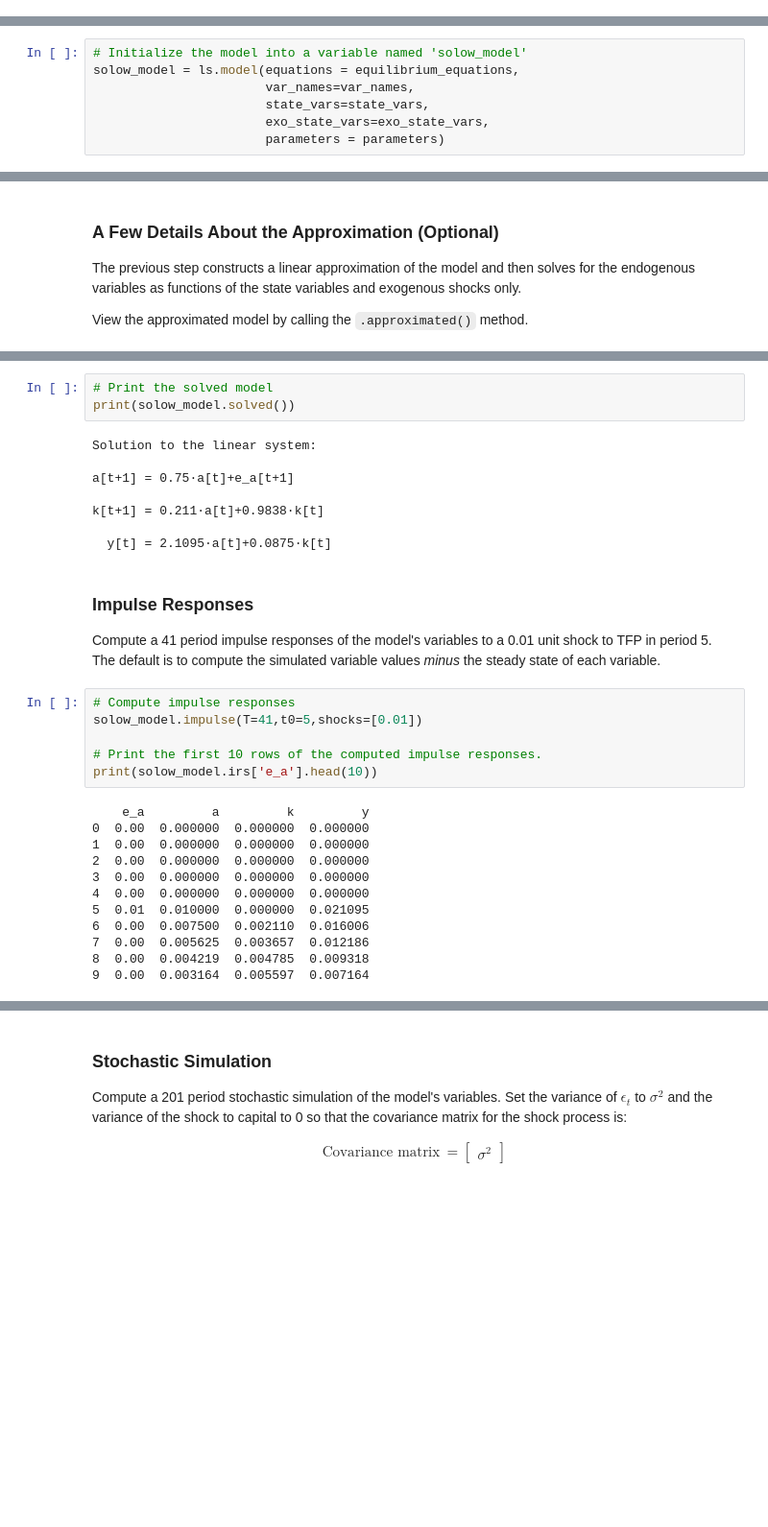
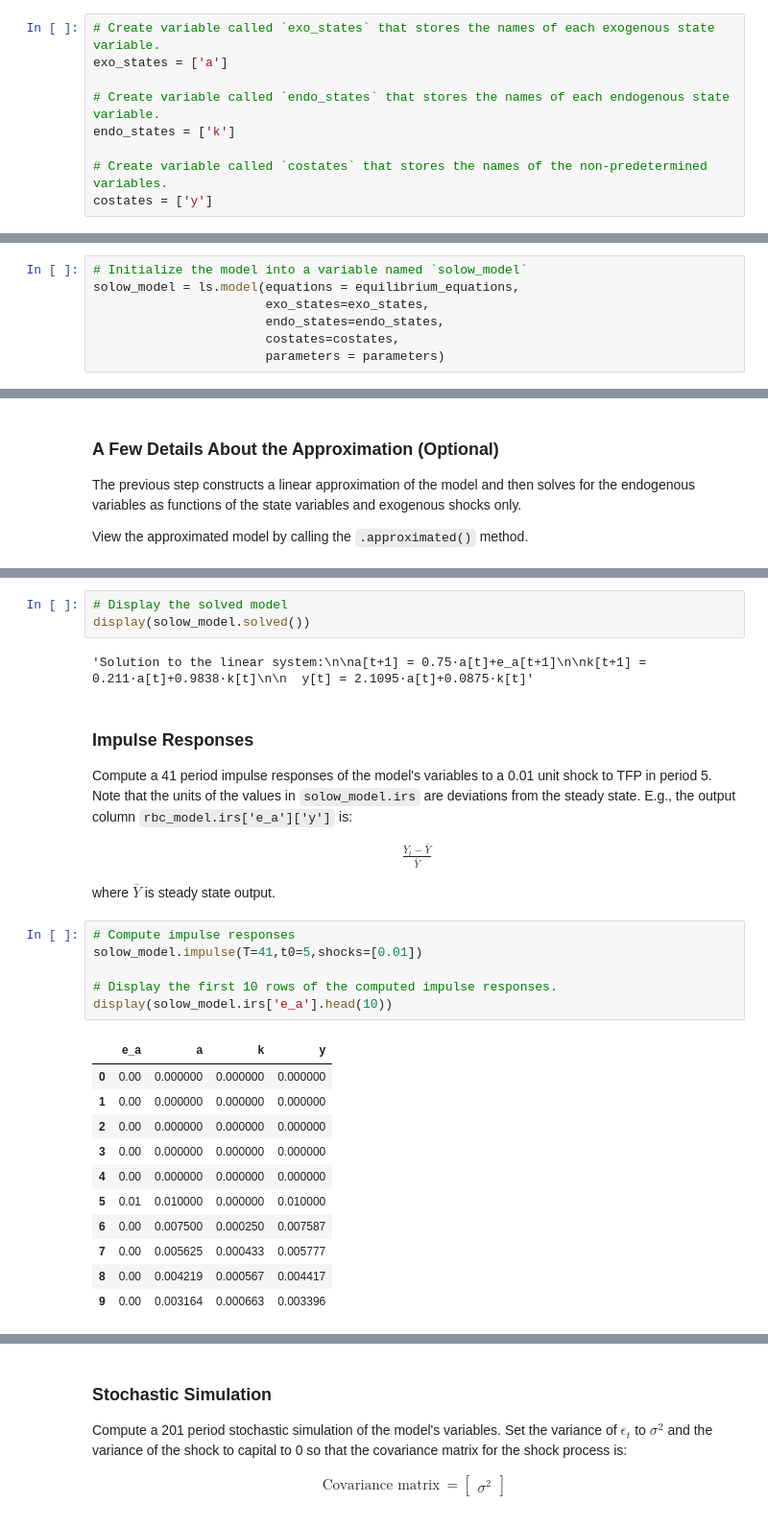
Before and after one commit to letsgoexploring/econ126, a Jupyter notebook: Lecture Notebooks/Econ126_Class_11.ipynb, the cells around one changed output, grey strips where cells are left out. Shown at 96% size. Saved outputs shown, nothing was run; the diff lists cells and outputs as text; blank space fills up the shorter version.

```diff
--- a/Lecture Notebooks/Econ126_Class_11.ipynb
+++ b/Lecture Notebooks/Econ126_Class_11.ipynb
@@ -296,3 +282,12 @@ exo_state_vars = ['a']
+# %%
+# Create variable called `exo_states` that stores the names of each exogenous state variable.
+exo_states = ['a']
+
+# Create variable called `endo_states` that stores the names of each endogenous state variable.
+endo_states = ['k']
+
+# Create variable called `costates` that stores the names of the non-predetermined variables.
+costates = ['y']
 # %%
 # Define a function that evaluates the equilibrium conditions of the model solved for zero. PROVIDED
 def equilibrium_equations(variables_forward,variables_current,parameters):
@@ -324,10 +319,10 @@ def equilibrium_equations(variables_forward,variables_current,parameters):
 # %% [markdown]
 Next, initialize the model.
 # %%
-# Initialize the model into a variable named 'solow_model'
+# Initialize the model into a variable named `solow_model`
 solow_model = ls.model(equations = equilibrium_equations,
-                       var_names=var_names,
-                       state_vars=state_vars,
-                       exo_state_vars=exo_state_vars,
+                       exo_states=exo_states,
+                       endo_states=endo_states,
+                       costates=costates,
                        parameters = parameters)
 # %%
@@ -407,36 +396,36 @@ It's also worth seeing what it means for a model to be *solved*. After `linearso
 # %%
-# Print the solved model
-print(solow_model.solved())
+# Display the solved model
+display(solow_model.solved())
 # %% [output]
-Solution to the linear system:
-
-a[t+1] = 0.75·a[t]+e_a[t+1]
-
-k[t+1] = 0.211·a[t]+0.9838·k[t]
-
-  y[t] = 2.1095·a[t]+0.0875·k[t]
+'Solution to the linear system:\n\na[t+1] = 0.75·a[t]+e_a[t+1]\n\nk[t+1] = 0.211·a[t]+0.9838·k[t]\n\n  y[t] = 2.1095·a[t]+0.0875·k[t]'
 # %% [markdown]
 ### Impulse Responses
 
-Compute a 41 period impulse responses of the model's variables to a 0.01 unit shock to TFP in period 5. The default is to compute the simulated variable values *minus* the steady state of each variable.
+Compute a 41 period impulse responses of the model's variables to a 0.01 unit shock to TFP in period 5. Note that the units of the values in `solow_model.irs` are deviations from the steady state. E.g., the output column `rbc_model.irs['e_a']['y']` is:
+
+\begin{align}
+\frac{Y_t - \bar{Y}}{\bar{Y}}
+\end{align}
+
+where $\bar{Y}$ is steady state output.
 # %%
 # Compute impulse responses
 solow_model.impulse(T=41,t0=5,shocks=[0.01])
 
-# Print the first 10 rows of the computed impulse responses.
-print(solow_model.irs['e_a'].head(10))
+# Display the first 10 rows of the computed impulse responses.
+display(solow_model.irs['e_a'].head(10))
 # %% [output]
-    e_a         a         k         y
-0  0.00  0.000000  0.000000  0.000000
-1  0.00  0.000000  0.000000  0.000000
-2  0.00  0.000000  0.000000  0.000000
-3  0.00  0.000000  0.000000  0.000000
-4  0.00  0.000000  0.000000  0.000000
-5  0.01  0.010000  0.000000  0.021095
-6  0.00  0.007500  0.002110  0.016006
-7  0.00  0.005625  0.003657  0.012186
-8  0.00  0.004219  0.004785  0.009318
-9  0.00  0.003164  0.005597  0.007164
+|  | e_a | a | k | y |
+| 0 | 0.00 | 0.000000 | 0.000000 | 0.000000 |
+| 1 | 0.00 | 0.000000 | 0.000000 | 0.000000 |
+| 2 | 0.00 | 0.000000 | 0.000000 | 0.000000 |
+| 3 | 0.00 | 0.000000 | 0.000000 | 0.000000 |
+| 4 | 0.00 | 0.000000 | 0.000000 | 0.000000 |
+| 5 | 0.01 | 0.010000 | 0.000000 | 0.010000 |
+| 6 | 0.00 | 0.007500 | 0.000250 | 0.007587 |
+| 7 | 0.00 | 0.005625 | 0.000433 | 0.005777 |
+| 8 | 0.00 | 0.004219 | 0.000567 | 0.004417 |
+| 9 | 0.00 | 0.003164 | 0.000663 | 0.003396 |
 # %%
 # Plot the computed impulse responses to a TFP shock
 fig = plt.figure(figsize=(12,4))
```
Also changed, not shown: parts of 29 cells of this notebook, 2 other files.
